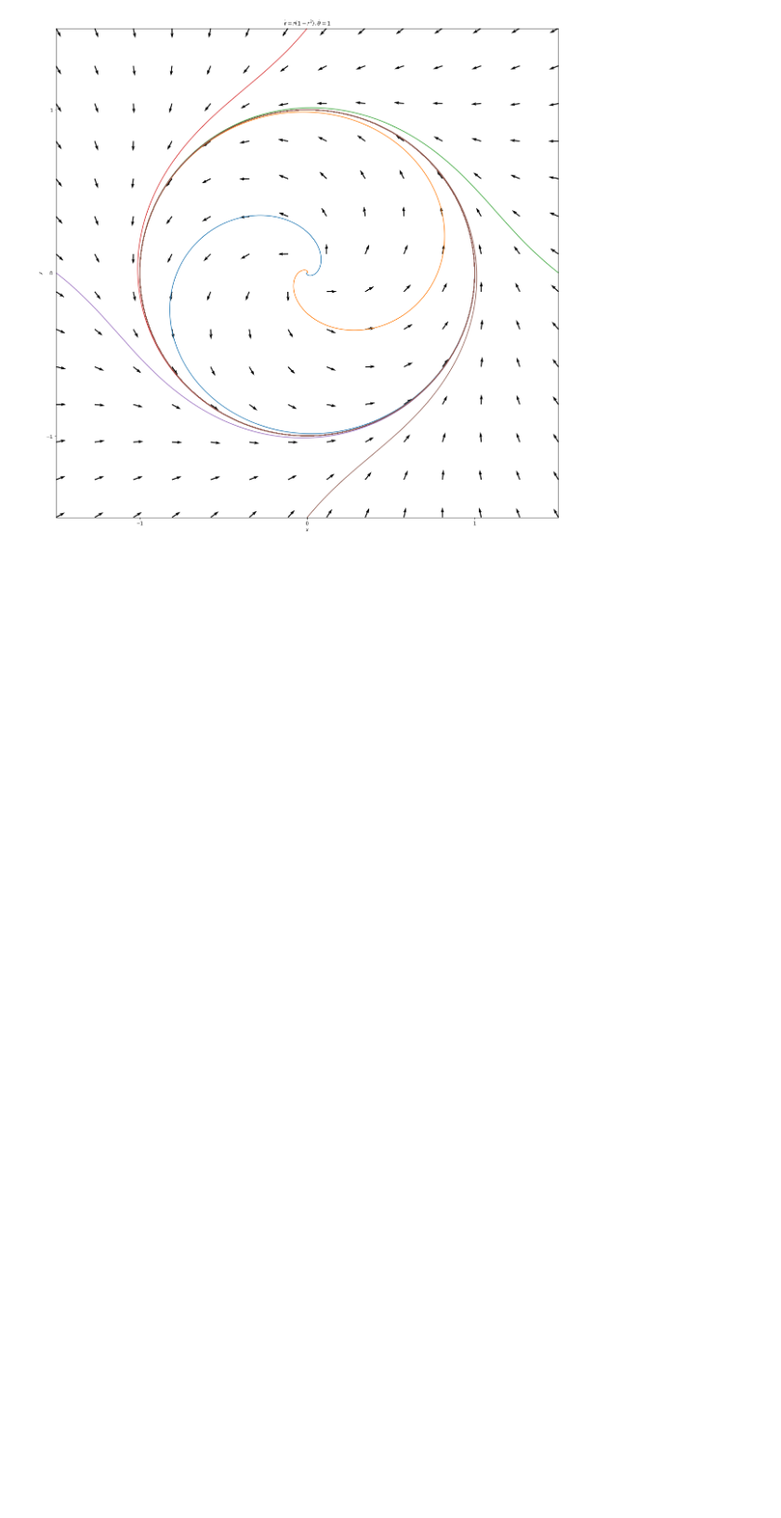
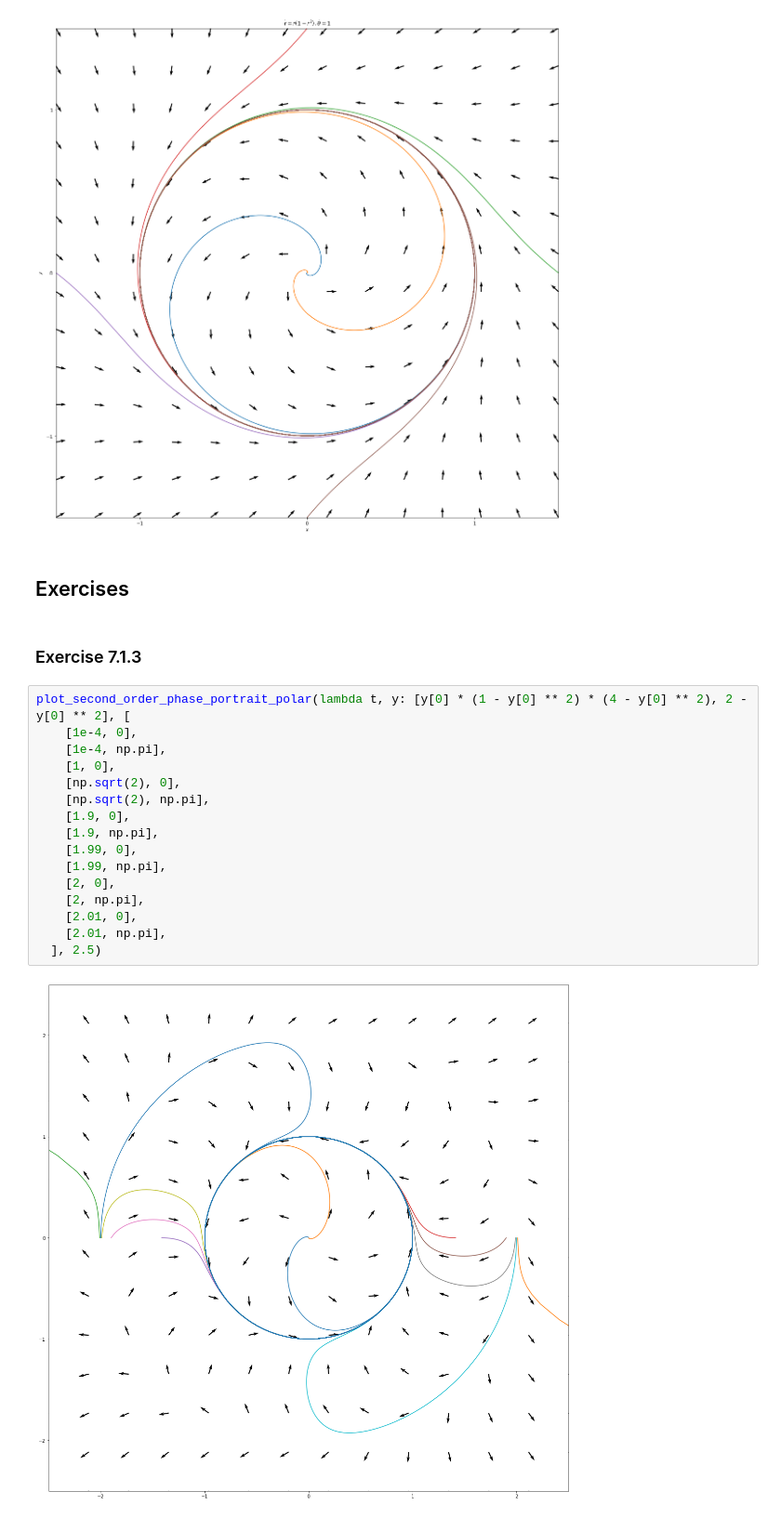
Before and after one commit to NRoboto/book-nonlinear-dynamics-chaos, a Jupyter notebook: 7-limit-cycles.ipynb, the cells around one changed output. Shown: that part at 93% size. Cells and saved outputs as stored; diff of their text form; blank space fills up the shorter version.

Commit message:
Exercises for chapter 7

```diff
--- a/7-limit-cycles.ipynb
+++ b/7-limit-cycles.ipynb
@@ -34,3 +35,25 @@ plt.yticks([-1, 0, 1], ["$-1$", "$0$", "$1$"])
 plt.show()
 # %% [output]
 [figure]
+# %% [markdown]
+## Exercises
+# %% [markdown]
+### Exercise 7.1.3
+# %%
+plot_second_order_phase_portrait_polar(lambda t, y: [y[0] * (1 - y[0] ** 2) * (4 - y[0] ** 2), 2 - y[0] ** 2], [
+    [1e-4, 0],
+    [1e-4, np.pi],
+    [1, 0],
+    [np.sqrt(2), 0],
+    [np.sqrt(2), np.pi],
+    [1.9, 0],
+    [1.9, np.pi],
+    [1.99, 0],
+    [1.99, np.pi],
+    [2, 0],
+    [2, np.pi],
+    [2.01, 0],
+    [2.01, np.pi],
+  ], 2.5)
+# %% [output]
+[figure, added]
```
Also changed, not shown: parts of 5 cells of this notebook.
